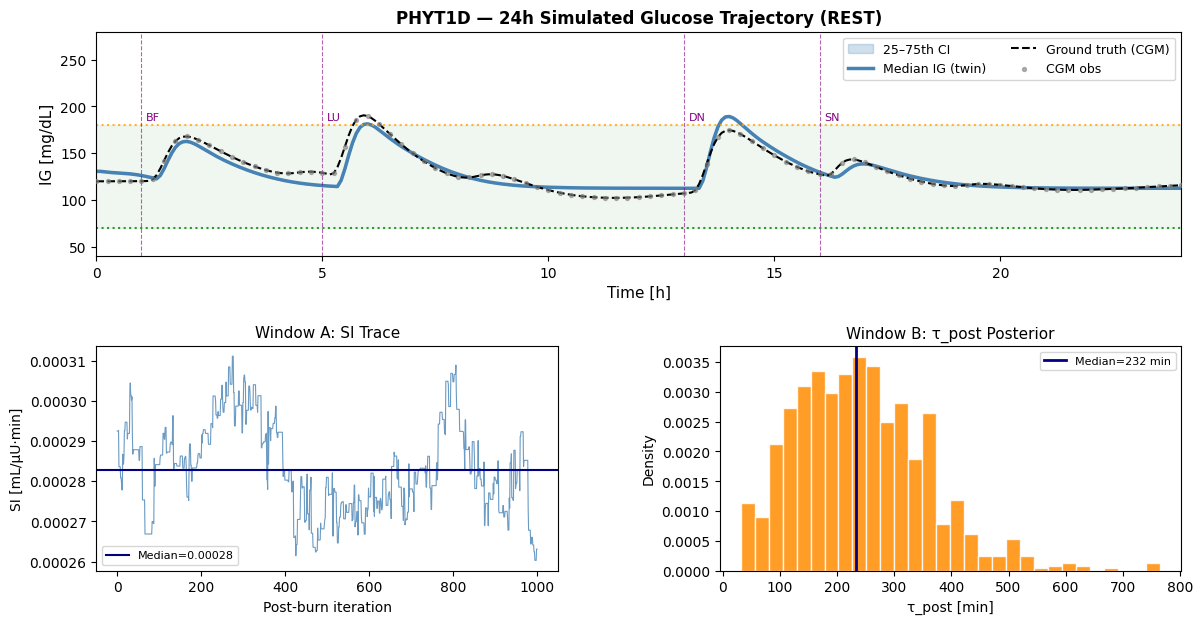
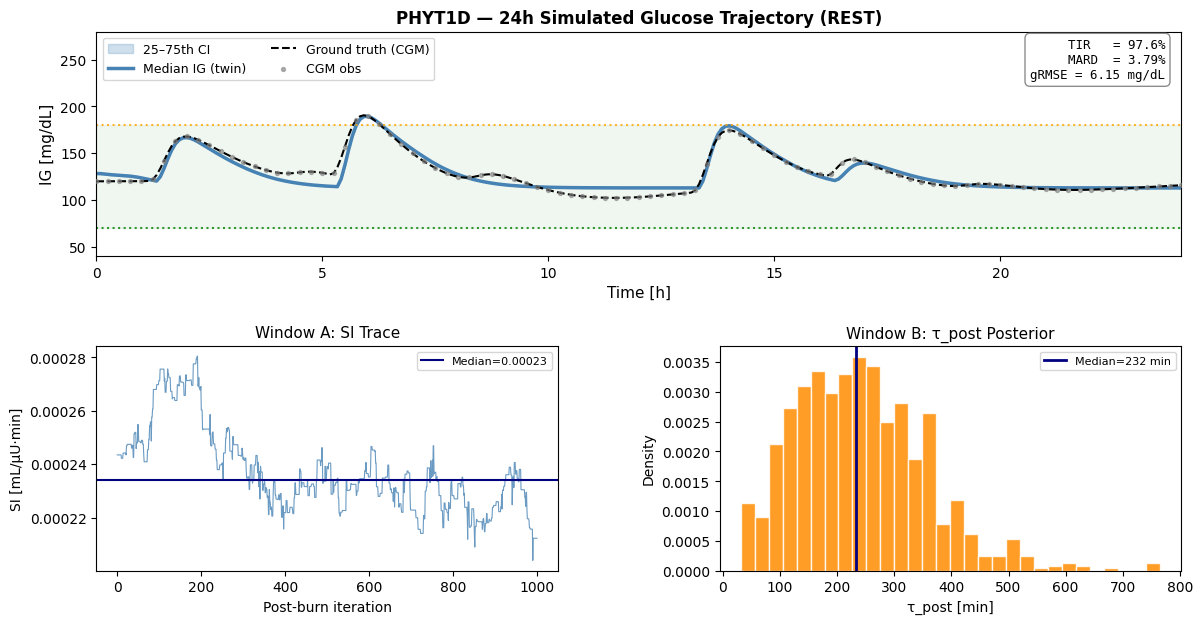
The change to this notebook cell's code, shown as a diff; its figure went from the first image to the second:
--- before
+++ after
@@ -15,9 +15,4 @@
 ax1.fill_between(times_h, 70, 180, alpha=0.06, color="green")
 
-for lbl, t_m in [("BF", USER_PARAMS["t_BF"]), ("LU", USER_PARAMS["t_LU"]),
-                  ("DN", USER_PARAMS["t_DN"]), ("SN", USER_PARAMS["t_SN"])]:
-    ax1.axvline(t_m/60, color="purple", ls="--", lw=0.8, alpha=0.6)
-    ax1.text(t_m/60 + 0.1, 185, lbl, color="purple", fontsize=8)
-
 ax1.set_xlim(0, 24); ax1.set_ylim(40, 280)
 ax1.set_xlabel("Time [h]", fontsize=11)
@@ -25,5 +20,16 @@
 ax1.set_title("PHYT1D — 24h Simulated Glucose Trajectory (REST)",
               fontsize=12, fontweight="bold")
-ax1.legend(fontsize=9, loc="upper right", ncol=2)
+ax1.legend(fontsize=9, loc="upper left", ncol=2)
+
+# ── Metrics box in top-right corner ───────────────────────────────────────────
+metrics_text = (f"TIR   = {metrics['TIR']:.1f}%\n"
+                f"MARD  = {metrics['MARD']:.2f}%\n"
+                f"gRMSE = {metrics['gRMSE']:.2f} mg/dL")
+ax1.text(0.985, 0.97, metrics_text,
+         transform=ax1.transAxes,
+         fontsize=9, fontfamily="monospace",
+         verticalalignment="top", horizontalalignment="right",
+         bbox=dict(boxstyle="round,pad=0.4",
+                   facecolor="white", edgecolor="grey", alpha=0.9))
 
 # ── SI trace ──────────────────────────────────────────────────────────────────
@@ -52,4 +58,4 @@
 print("\n✓ 24h REST trajectory saved.")
 
-print(f"  MAPE={metrics['MAPE']:.2f}%  gRMSE={metrics['gRMSE']:.2f} mg/dL")
+print(f"  MARD={metrics['MARD']:.2f}%  gRMSE={metrics['gRMSE']:.2f} mg/dL")
 print(f"  TIR={metrics['TIR']:.1f}%  TBR={metrics['TBR']:.1f}%  TAR={metrics['TAR']:.1f}%")

Commit: Add files via upload